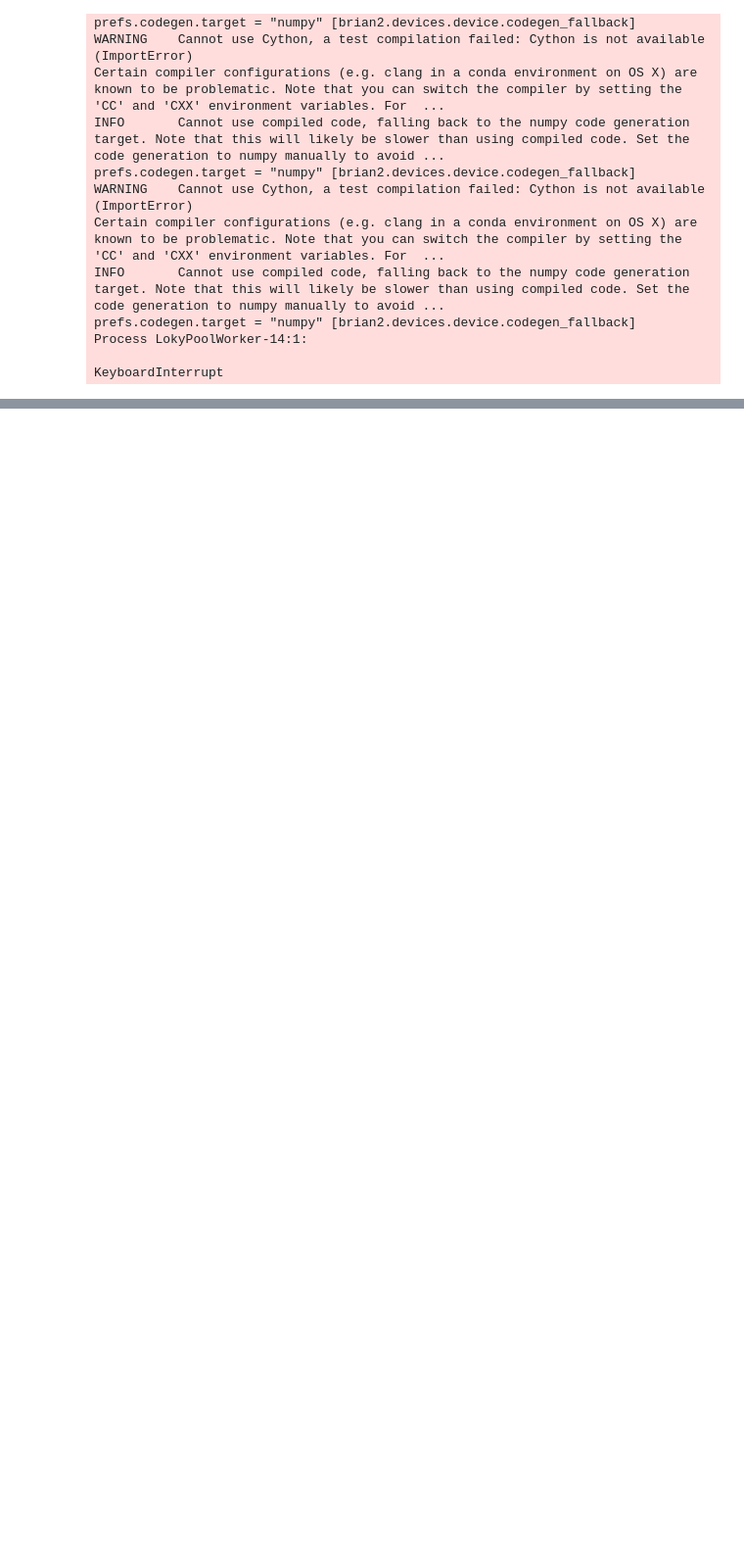
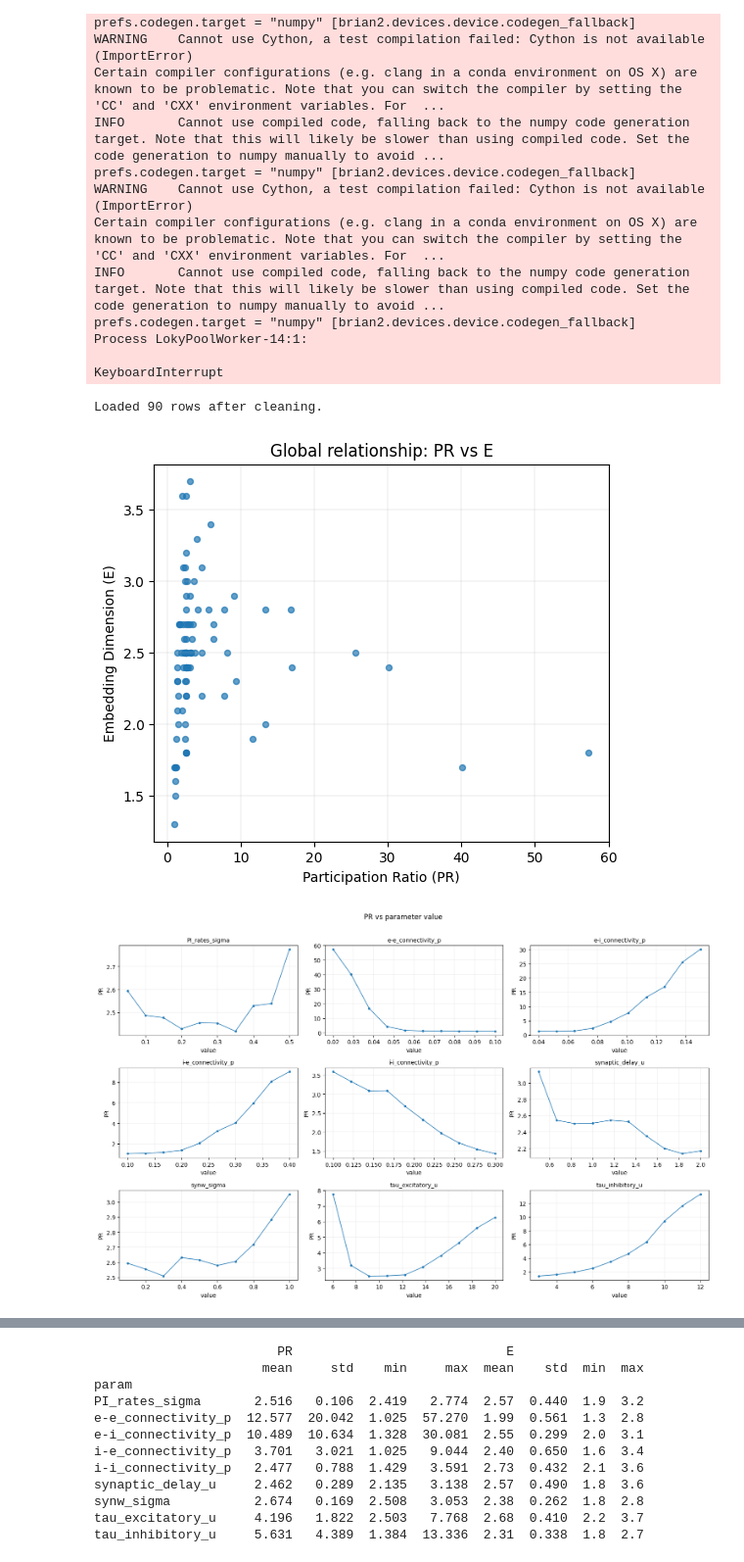
Before and after one commit to dmnburrows/empirical_dynamic_modelling, a Jupyter notebook: models.ipynb, the cells around one changed output, grey strips where cells are left out. Shown at 98% size. Drawn from its saved outputs; the diff is of its cells as text; code cells hidden in the pictures; blank space fills up the shorter version.

```diff
--- a/models.ipynb
+++ b/models.ipynb
@@ -597,0 +604,64 @@ KeyboardInterrupt
+# %%
+#Relationship between PR and E
+
+import math
+import pandas as pd
+import numpy as np
+import matplotlib.pyplot as plt
+
+# ===== Load data =====
+CSV_PATH = "E_PR_grid_results.csv"  # change if needed
+df = pd.read_csv(CSV_PATH)
+
+# Basic checks
+needed = {'param', 'value', 'PR', 'E'}
+missing = needed - set(df.columns)
+if missing:
+    raise ValueError(f"CSV is missing columns: {missing}")
+
+df = df.dropna(subset=['PR', 'E']).copy()
+print(f"Loaded {len(df)} rows after cleaning.\n")
+
+# ===== 1) Global scatter =====
+plt.figure(figsize=(6, 5))
+plt.scatter(df['PR'], df['E'], s=18, alpha=0.7)
+plt.xlabel("Participation Ratio (PR)")
+plt.ylabel("Embedding Dimension (E)")
+plt.title("Global relationship: PR vs E")
+plt.grid(True, linewidth=0.3, alpha=0.6)
+plt.show()
+
+# ===== 2) Helper for parameter panels =====
+def panel_plot(df_in, y_col, title):
+    params = sorted(df_in['param'].unique())
+    ncols = 3
+    nrows = math.ceil(len(params) / ncols)
+    fig, axes = plt.subplots(nrows, ncols, figsize=(5*ncols, 3.2*nrows), squeeze=False)
+    axes = axes.ravel()
+    for i, p in enumerate(params):
+        ax = axes[i]
+        sub = df_in[df_in['param'] == p].copy().sort_values('value')
+        ax.plot(sub['value'], sub[y_col], marker='o', markersize=3, linewidth=1.2, alpha=0.9)
+        ax.set_title(p, fontsize=10)
+        ax.set_xlabel("value")
+        ax.set_ylabel(y_col)
+        ax.grid(True, linewidth=0.3, alpha=0.6)
+    for j in range(i+1, len(axes)):
+        axes[j].axis('off')
+    fig.suptitle(title, fontsize=12)
+    plt.tight_layout(rect=[0, 0, 1, 0.97])
+    plt.show()
+
+# ===== 3) Plot PR and E by parameter =====
+panel_plot(df, y_col="PR", title="PR vs parameter value")
+panel_plot(df, y_col="E", title="E vs parameter value")
+
+# ===== 4) Summary table =====
+summary = (df.groupby('param')[['PR','E']]
+             .agg(['mean','std','min','max'])
+             .round(3))
+print(summary)
+# %% [output]
+Loaded 90 rows after cleaning.
+[figure, added]
+[figure, added]
@@ -597,0 +669,12 @@ KeyboardInterrupt
+                        PR                            E
+                      mean     std    min     max  mean    std  min  max
+param
+PI_rates_sigma       2.516   0.106  2.419   2.774  2.57  0.440  1.9  3.2
+e-e_connectivity_p  12.577  20.042  1.025  57.270  1.99  0.561  1.3  2.8
+e-i_connectivity_p  10.489  10.634  1.328  30.081  2.55  0.299  2.0  3.1
+i-e_connectivity_p   3.701   3.021  1.025   9.044  2.40  0.650  1.6  3.4
+i-i_connectivity_p   2.477   0.788  1.429   3.591  2.73  0.432  2.1  3.6
+synaptic_delay_u     2.462   0.289  2.135   3.138  2.57  0.490  1.8  3.6
+synw_sigma           2.674   0.169  2.508   3.053  2.38  0.262  1.8  2.8
+tau_excitatory_u     4.196   1.822  2.503   7.768  2.68  0.410  2.2  3.7
+tau_inhibitory_u     5.631   4.389  1.384  13.336  2.31  0.338  1.8  2.7
```
Also changed, not shown: parts of 13 cells of this notebook, 1 other file.
